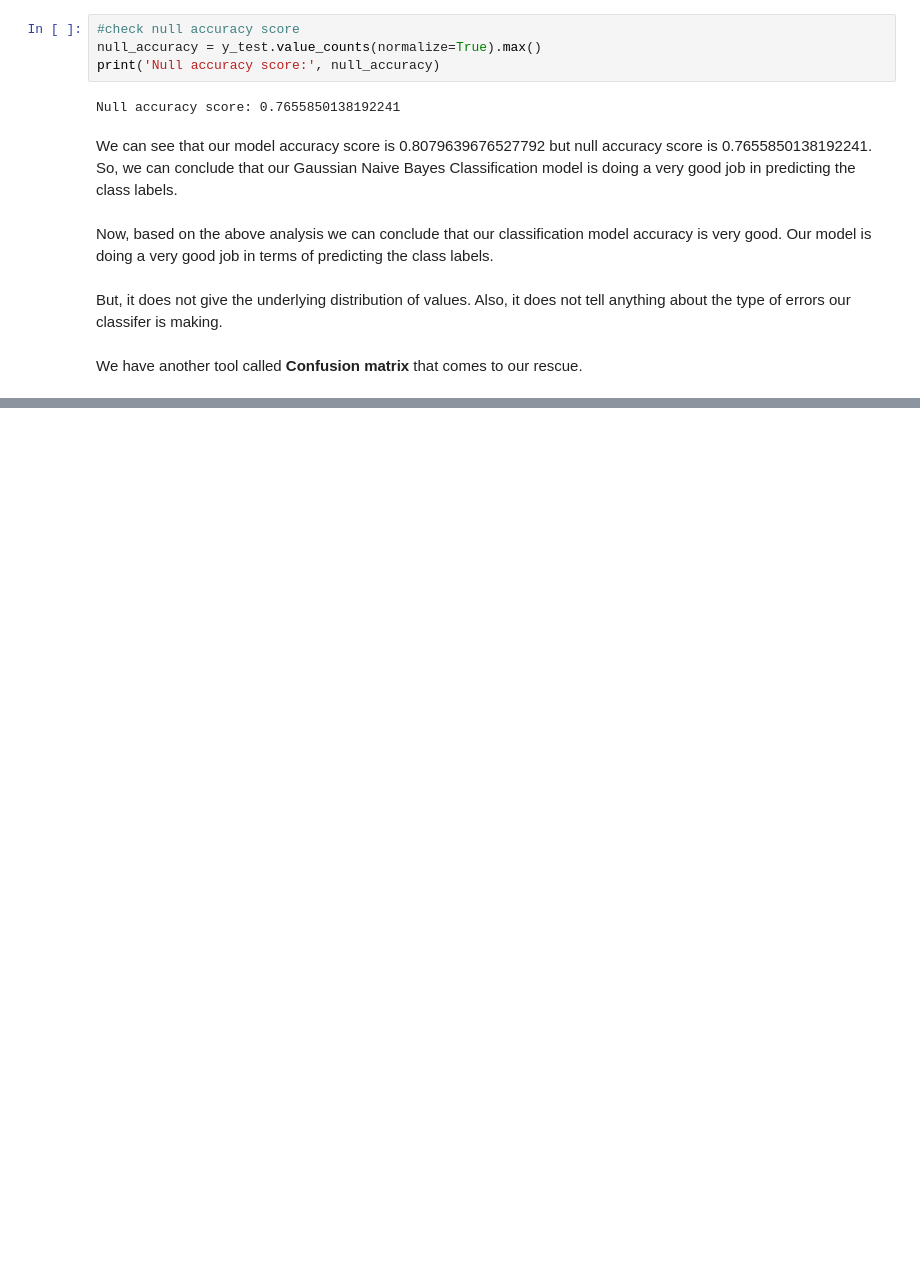
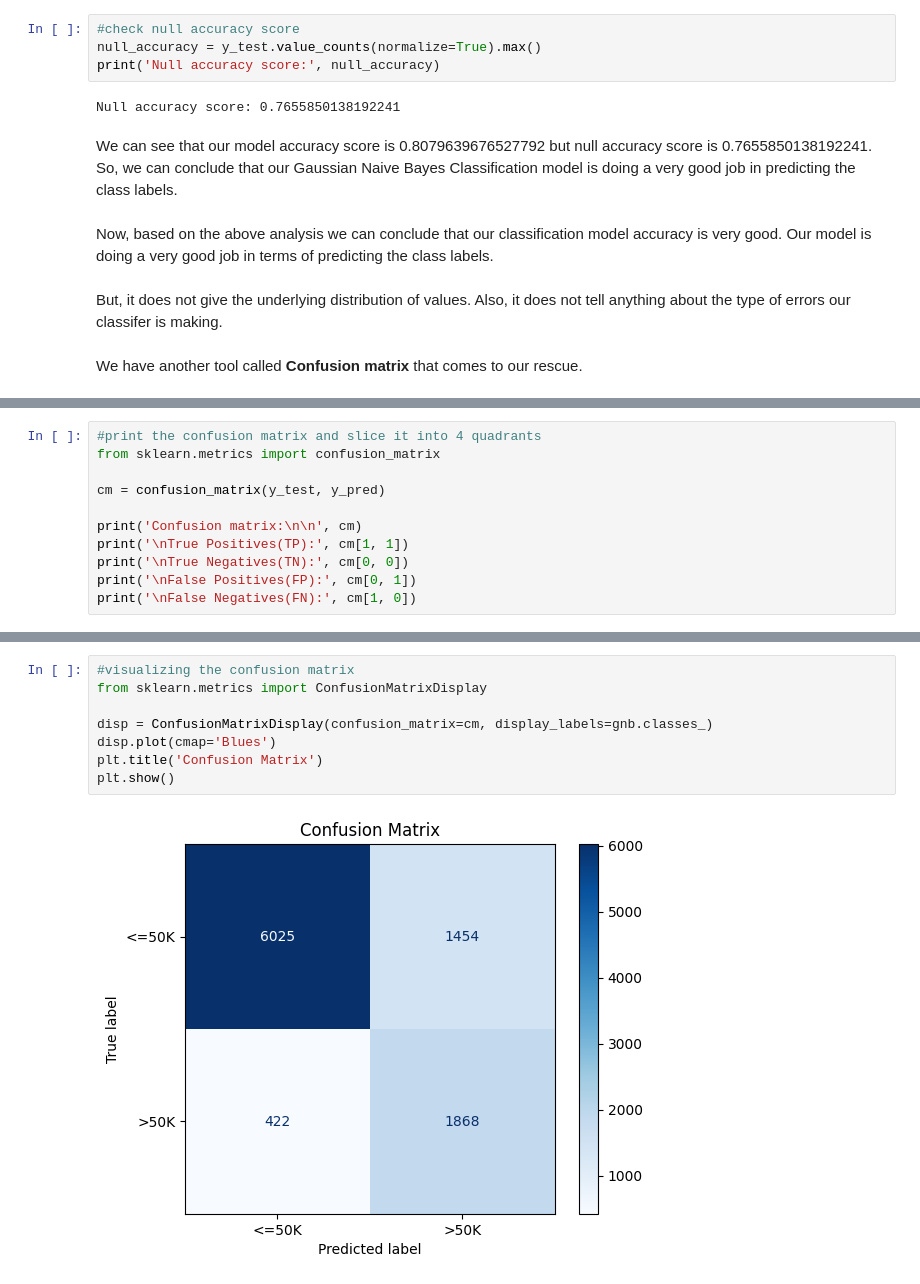
Before and after one commit to lucaskojo02/Adult-Income, a Jupyter notebook: adult_income.ipynb, the cells around one changed output, grey strips where cells are left out. Drawn from its saved outputs; the diff is of its cells as text; blank space fills up the shorter version.

Commit message:
Confusion matrix

```diff
--- a/adult_income.ipynb
+++ b/adult_income.ipynb
@@ -733,0 +748,11 @@ We have another tool called **Confusion matrix** that comes to our rescue.
+# %%
+#print the confusion matrix and slice it into 4 quadrants
+from sklearn.metrics import confusion_matrix
+
+cm = confusion_matrix(y_test, y_pred)
+
+print('Confusion matrix:\n\n', cm)
+print('\nTrue Positives(TP):', cm[1, 1])
+print('\nTrue Negatives(TN):', cm[0, 0])
+print('\nFalse Positives(FP):', cm[0, 1])
+print('\nFalse Negatives(FN):', cm[1, 0])
@@ -733,0 +781,10 @@ We have another tool called **Confusion matrix** that comes to our rescue.
+# %%
+#visualizing the confusion matrix
+from sklearn.metrics import ConfusionMatrixDisplay
+
+disp = ConfusionMatrixDisplay(confusion_matrix=cm, display_labels=gnb.classes_)
+disp.plot(cmap='Blues')
+plt.title('Confusion Matrix')
+plt.show()
+# %% [output]
+[figure, added]
```
Also changed, not shown: parts of 5 cells of this notebook.
